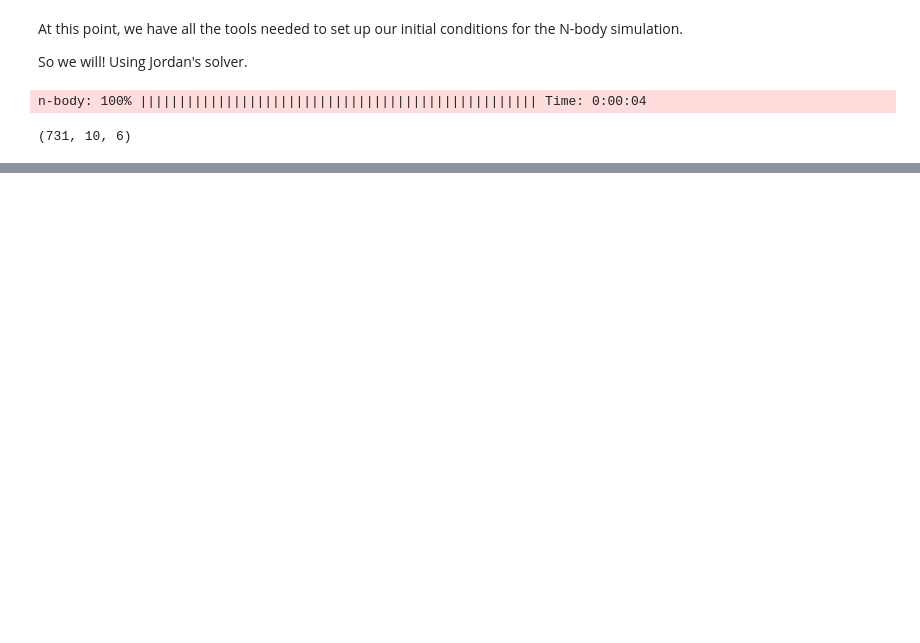
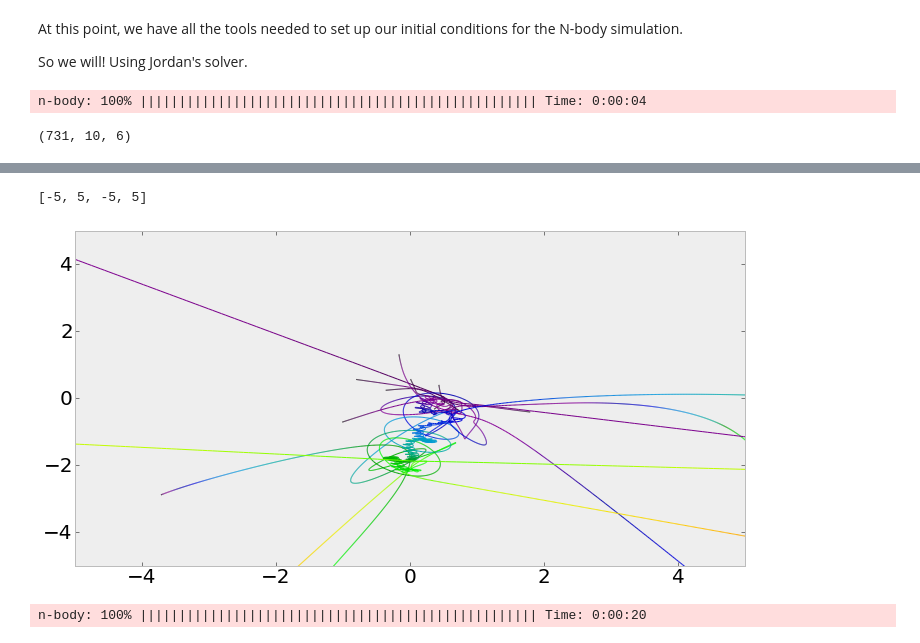
Before and after one commit to hongliliu/astr2600_notebooks, a Jupyter notebook: SamplingFromDistributions.ipynb, the cells around one changed output, grey strips where cells are left out. Drawn from its saved outputs; the diff is of its cells as text; code cells hidden in the pictures; blank space fills up the shorter version.

```diff
--- a/SamplingFromDistributions.ipynb
+++ b/SamplingFromDistributions.ipynb
@@ -502,0 +509,17 @@ axis([-zoomscale,zoomscale]*2)
+# %%
+figure(figsize=[12,6]); clf()
+pc=3.08e16
+for ii in xrange(nstars):
+    lc = plot_colorshift(G.particle_history[:,ii,0]/pc, G.particle_history[:,ii,1]/pc,
+        arange(G.particle_history.shape[0]),
+        norm=mpl.colors.Normalize(vmin=0,vmax=G.particle_history.shape[0]-1),
+        linewidth=1)
+zoomscale = 5
+axis([-zoomscale,zoomscale]*2)
+# %% [output]
+[-5, 5, -5, 5]
+[figure, added]
+# %%
+G(10*365*86400,86400)
+# %% [output]
+n-body: 100% ||||||||||||||||||||||||||||||||||||||||||||||||||| Time: 0:00:20
```
Also changed, not shown: parts of 14 cells of this notebook.
